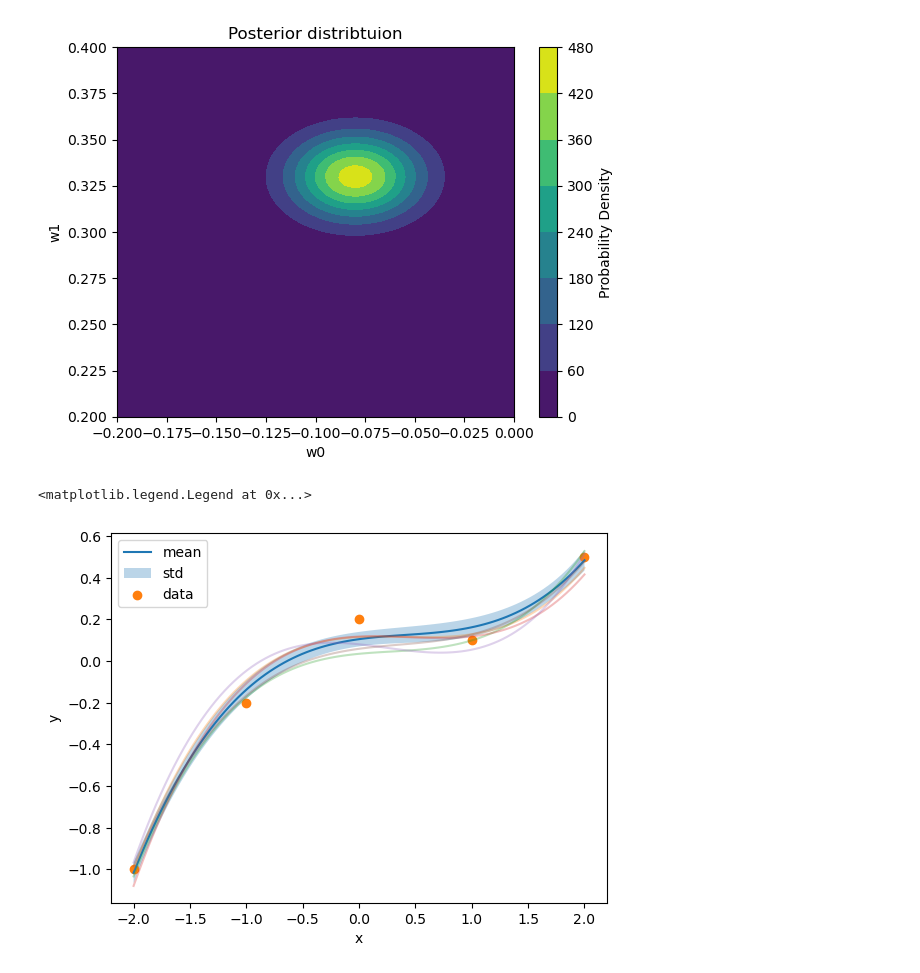
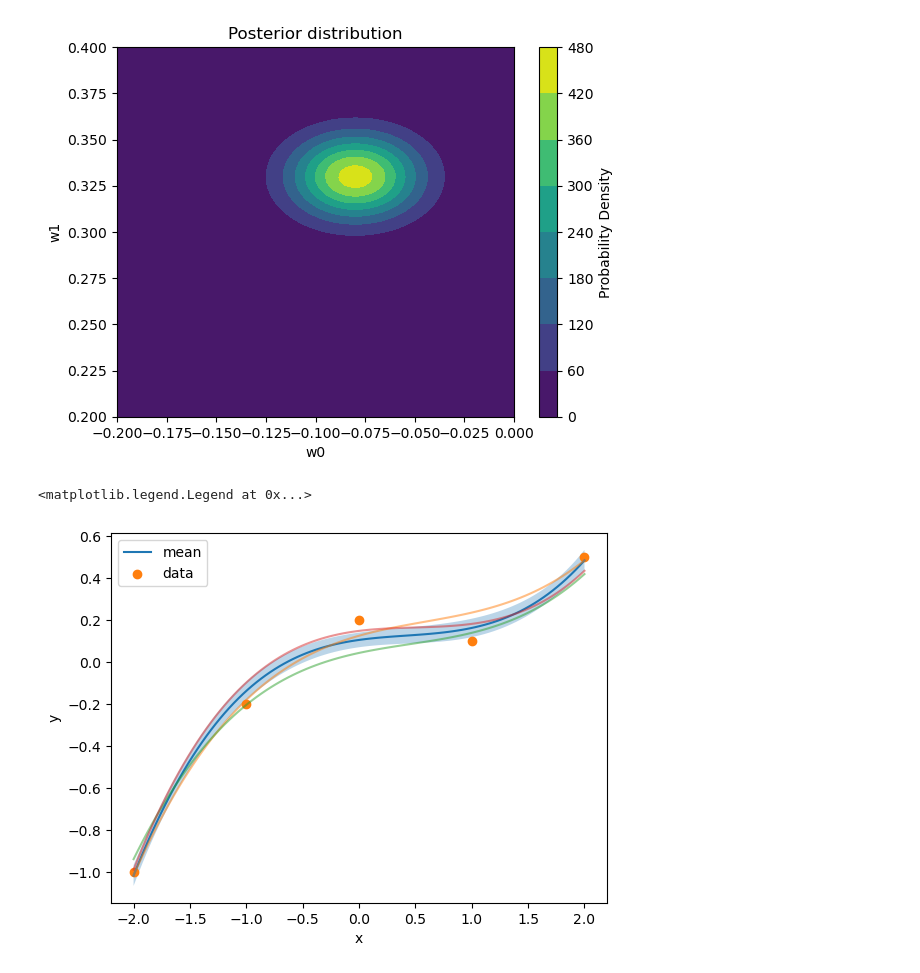
Before and after one commit to NiklasSchaaf/UQ_2023, a Jupyter notebook: homework_10/hw10_nik.ipynb, the cells around one changed output. Saved outputs shown, nothing was run; the diff lists cells and outputs as text; code cells hidden in the pictures.

```diff
--- a/homework_10/hw10_nik.ipynb
+++ b/homework_10/hw10_nik.ipynb
@@ -27,11 +26,7 @@ def GP(x_pred,data,deg=0,sigma=0.05):
 
     w_bar = 1/sigma**2 * (A_inv @ phi_X) @ y.T
 
-    post_dist = multivariate_normal(mean = w_bar, cov = A_inv)
-
-    pred_dist = multivariate_normal(mean = mean,cov =cov,allow_singular=True)
-
-    return post_dist, pred_dist
+    return w_bar, A_inv, mean, cov
 
 data = np.array([[-2, -1, 0, 1, 2],
                  [-1, -0.2, 0.2, 0.1, 0.5]])
@@ -71,21 +66,22 @@ plt.show()
 # %%
 degree = 3
 
-post_dist, pred_dist = GP(new_x,data,degree)
-plt.plot(new_x,pred_dist.mean, label= 'mean')
-plt.plot(new_x,np.random.multivariate_normal(pred_dist.mean, pred_dist.cov), alpha = 0.3)
-plt.plot(new_x,np.random.multivariate_normal(pred_dist.mean, pred_dist.cov), alpha = 0.3)
-plt.plot(new_x,np.random.multivariate_normal(pred_dist.mean, pred_dist.cov), alpha = 0.3)
-plt.plot(new_x,np.random.multivariate_normal(pred_dist.mean, pred_dist.cov), alpha = 0.3)
-plt.plot(new_x,np.random.multivariate_normal(pred_dist.mean, pred_dist.cov), alpha = 0.3)
+post_mean, post_cov, pred_mean, pred_cov = GP(new_x,data,degree)
+plt.plot(new_x,pred_mean, label= 'mean')
 
-std = np.sqrt(np.diag(pred_dist.cov))
-plt.fill_between(new_x,pred_dist.mean-std, pred_dist.mean+std, alpha = 0.3, label= 'std')
+std = np.sqrt(np.diag(pred_cov))
+plt.fill_between(new_x,pred_mean-std, pred_mean+std, alpha = 0.3)
+
+a = 0.5
+plt.plot(new_x,np.random.multivariate_normal(pred_mean, pred_cov), alpha = a)
+plt.plot(new_x,np.random.multivariate_normal(pred_mean, pred_cov), alpha = a)
+plt.plot(new_x,np.random.multivariate_normal(pred_mean, pred_cov), alpha = a)
+
 
 plt.scatter(data[0],data[1], label = 'data')
 plt.xlabel('x')
 plt.ylabel('y')
 plt.legend()
 # %% [output]
 <matplotlib.legend.Legend at 0x...>
-[figure, old version]
+[figure, new version]
```
Also changed, not shown: parts of 3 cells of this notebook.
